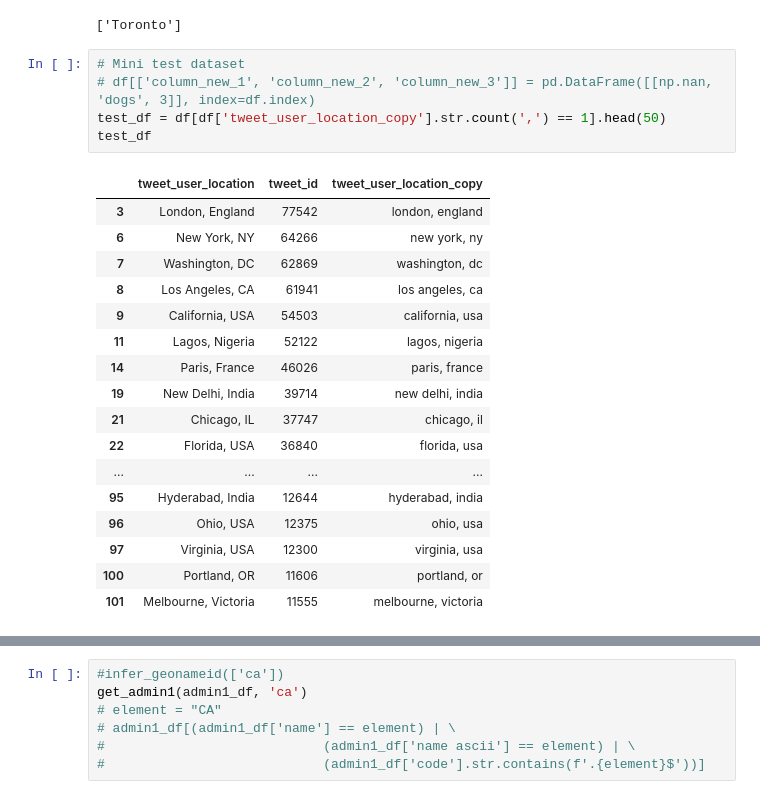
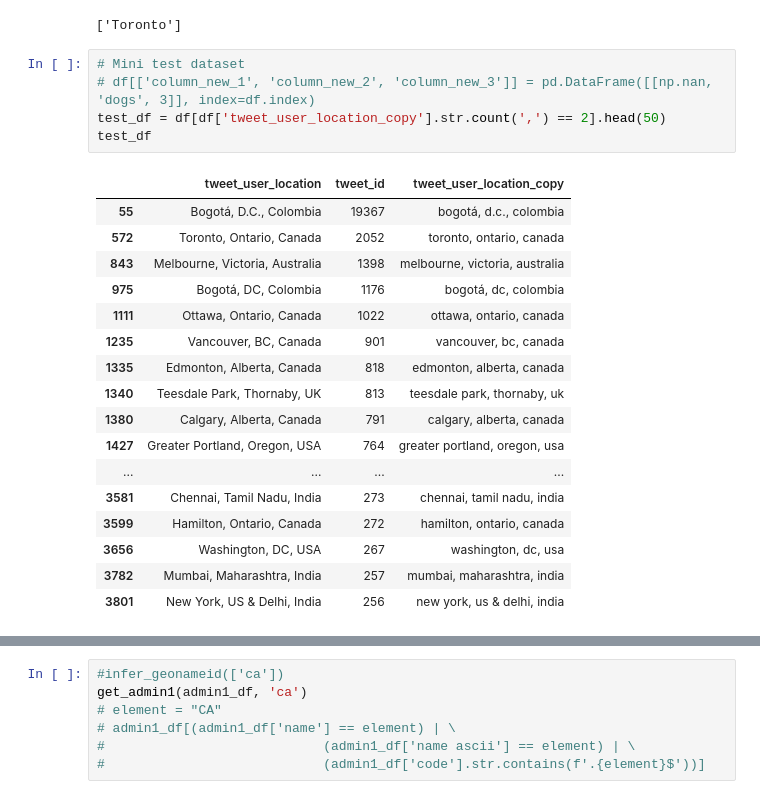
Before and after one commit to chumlab/covid19project, a Jupyter notebook: experimentation.ipynb, the cells around one changed output, grey strips where cells are left out. Drawn from its saved outputs; the diff is of its cells as text.

```diff
--- a/experimentation.ipynb
+++ b/experimentation.ipynb
@@ -455,26 +456,26 @@ print(split_parts('Toronto'))
 # %%
 # Mini test dataset
 # df[['column_new_1', 'column_new_2', 'column_new_3']] = pd.DataFrame([[np.nan, 'dogs', 3]], index=df.index)
-test_df = df[df['tweet_user_location_copy'].str.count(',') == 1].head(50)
+test_df = df[df['tweet_user_location_copy'].str.count(',') == 2].head(50)
 test_df
 # %% [output]
 |  | tweet_user_location | tweet_id | tweet_user_location_copy |
-| 3 | London, England | 77542 | london, england |
-| 6 | New York, NY | 64266 | new york, ny |
-| 7 | Washington, DC | 62869 | washington, dc |
-| 8 | Los Angeles, CA | 61941 | los angeles, ca |
-| 9 | California, USA | 54503 | california, usa |
-| 11 | Lagos, Nigeria | 52122 | lagos, nigeria |
-| 14 | Paris, France | 46026 | paris, france |
-| 19 | New Delhi, India | 39714 | new delhi, india |
-| 21 | Chicago, IL | 37747 | chicago, il |
-| 22 | Florida, USA | 36840 | florida, usa |
+| 55 | Bogotá, D.C., Colombia | 19367 | bogotá, d.c., colombia |
+| 572 | Toronto, Ontario, Canada | 2052 | toronto, ontario, canada |
+| 843 | Melbourne, Victoria, Australia | 1398 | melbourne, victoria, australia |
+| 975 | Bogotá, DC, Colombia | 1176 | bogotá, dc, colombia |
+| 1111 | Ottawa, Ontario, Canada | 1022 | ottawa, ontario, canada |
+| 1235 | Vancouver, BC, Canada | 901 | vancouver, bc, canada |
+| 1335 | Edmonton, Alberta, Canada | 818 | edmonton, alberta, canada |
+| 1340 | Teesdale Park, Thornaby, UK | 813 | teesdale park, thornaby, uk |
+| 1380 | Calgary, Alberta, Canada | 791 | calgary, alberta, canada |
+| 1427 | Greater Portland, Oregon, USA | 764 | greater portland, oregon, usa |
 | ... | ... | ... | ... |
-| 95 | Hyderabad, India | 12644 | hyderabad, india |
-| 96 | Ohio, USA | 12375 | ohio, usa |
-| 97 | Virginia, USA | 12300 | virginia, usa |
-| 100 | Portland, OR | 11606 | portland, or |
-| 101 | Melbourne, Victoria | 11555 | melbourne, victoria |
+| 3581 | Chennai, Tamil Nadu, India | 273 | chennai, tamil nadu, india |
+| 3599 | Hamilton, Ontario, Canada | 272 | hamilton, ontario, canada |
+| 3656 | Washington, DC, USA | 267 | washington, dc, usa |
+| 3782 | Mumbai, Maharashtra, India | 257 | mumbai, maharashtra, india |
+| 3801 | New York, US & Delhi, India | 256 | new york, us & delhi, india |
 # %%
 num_parts = 3
 
```
Also changed, not shown: parts of 7 cells of this notebook.
